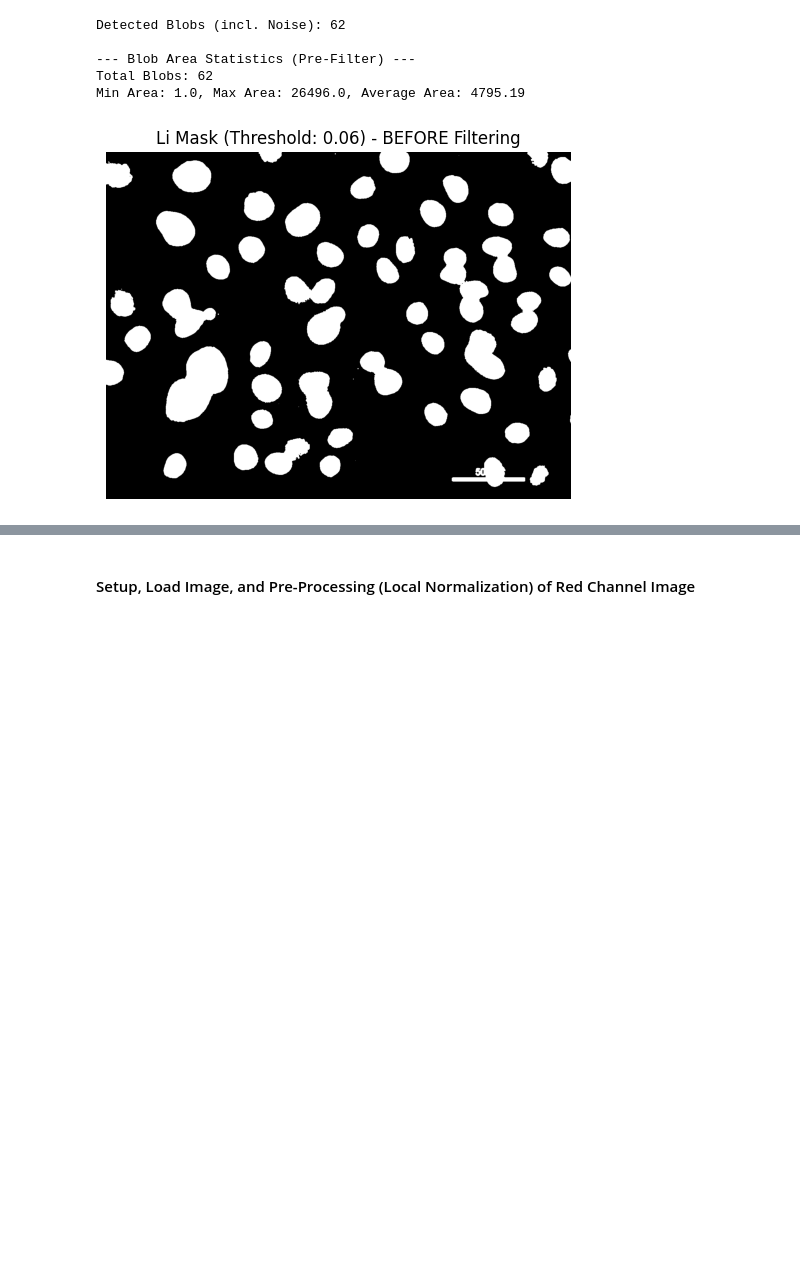
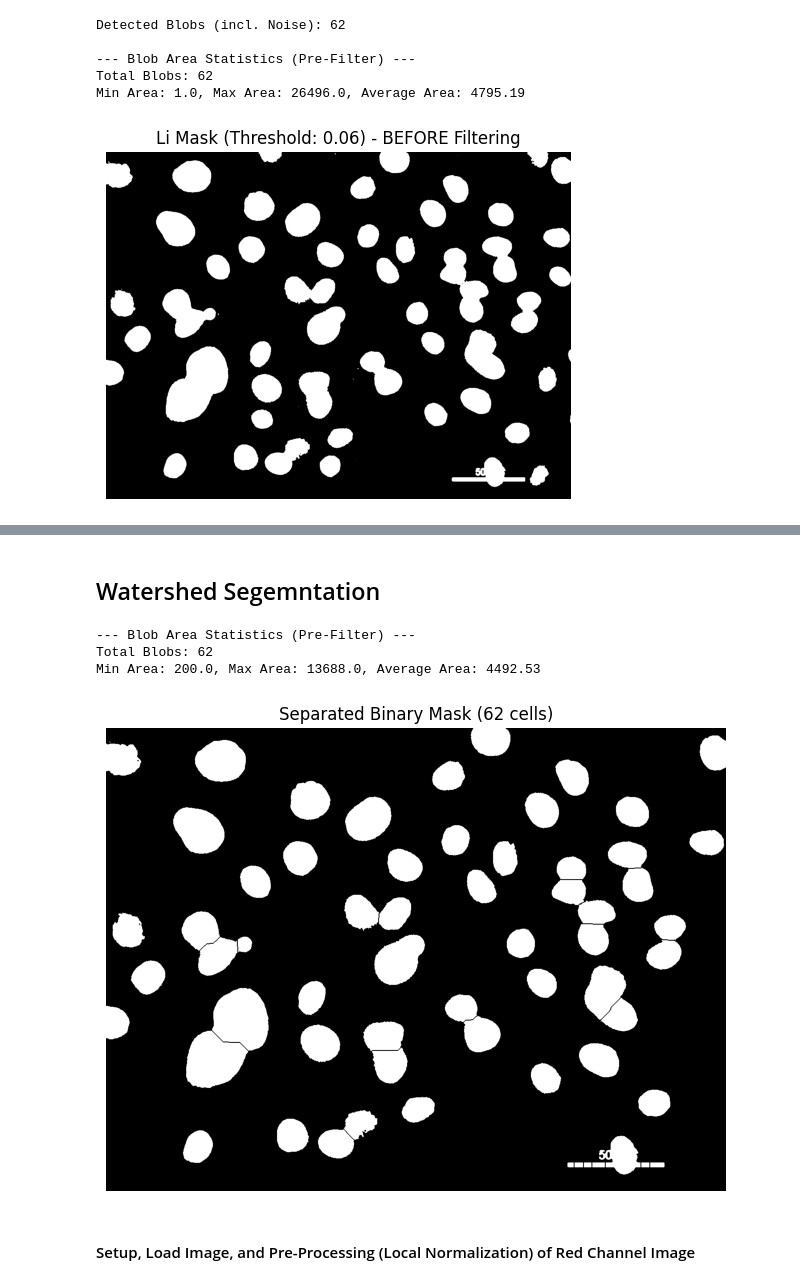
Before and after one commit to SilverPheonix/ML_Zellkern, a Jupyter notebook: cell_detection.ipynb, the cells around one changed output, grey strips where cells are left out. Cells and saved outputs as stored; diff of their text form; code cells hidden in the pictures; blank space fills up the shorter version.

```diff
--- a/cell_detection.ipynb
+++ b/cell_detection.ipynb
@@ -224,3 +238,72 @@ Total Area Remaining: 191410.0
+# %% [markdown]
+## Watershed Segemntation
+# %%
+import numpy as np
+import matplotlib.pyplot as plt
+from scipy import ndimage as sho
+from skimage import feature, segmentation, measure
+from skimage.segmentation import find_boundaries
+
+def get_separated_binary_mask(binary_mask, min_distance=20):
+    """
+    Splits clumped cells from an EXISTING binary mask and returns stats.
+    """
+    # 1. Skip Thresholding (You already have a binary mask)
+    # Ensure it's in a format the distance transform likes (0 and 1)
+    binary_mask = binary_mask.astype(bool)
+
+    # 2. Watershed Segmentation
+    # Distance transform finds the 'centers' of the white blobs
+    distance = sho.distance_transform_edt(binary_mask)
+
+    # Identify local peaks
+    coords = feature.peak_local_max(distance, min_distance=min_distance, labels=binary_mask)
+
+    if len(coords) == 0:
+        print("No peaks found. Check your min_distance or mask.")
+        return binary_mask, np.zeros_like(binary_mask), []
+
+    mask_seeds = np.zeros(distance.shape, dtype=bool)
+    mask_seeds[tuple(coords.T)] = True
+    markers, _ = sho.label(mask_seeds)
+
+    # Watershed uses the inverse distance to find boundaries
+    labeled_cells = segmentation.watershed(-distance, markers, mask=binary_mask)
+
+    # 3. Generate Stats (Pre-Filter)
+    props = measure.regionprops(labeled_cells)
+    areas = [r.area for r in props]
+
+    print("\n--- Blob Area Statistics (Pre-Filter) ---")
+    print(f"Total Blobs: {len(areas)}")
+    if areas:
+        print(f"Min Area: {np.min(areas):.1f}, Max Area: {np.max(areas):.1f}, Average Area: {np.mean(areas):.2f}")
+    else:
+        print("No areas detected.")
+
+    # 4. Create the final separated binary mask
+    boundaries = find_boundaries(labeled_cells, mode='thick')
+
+    final_binary_mask = binary_mask.copy()
+    final_binary_mask[boundaries] = 0 # Cut the connections between cells
+
+    return final_binary_mask, labeled_cells, areas
+
+# --- Execution ---
+# Pass the ALREADY thresholded/filtered mask here
+separated_mask, labels, initial_areas = get_separated_binary_mask(li_mask_filtered, min_distance=20)
+
+# --- Visualization ---
+plt.figure(figsize=(8, 8))
+plt.imshow(separated_mask, cmap='gray')
+plt.title(f"Separated Binary Mask ({len(initial_areas)} cells)")
+plt.axis('off')
+plt.show()
+# %% [output]
+--- Blob Area Statistics (Pre-Filter) ---
+Total Blobs: 62
+Min Area: 200.0, Max Area: 13688.0, Average Area: 4492.53
+[figure, added]
 # %% [markdown]
 #### Setup, Load Image, and Pre-Processing (Local Normalization) of Red Channel Image
 # %%
```
Also changed, not shown: parts of 18 cells of this notebook.
